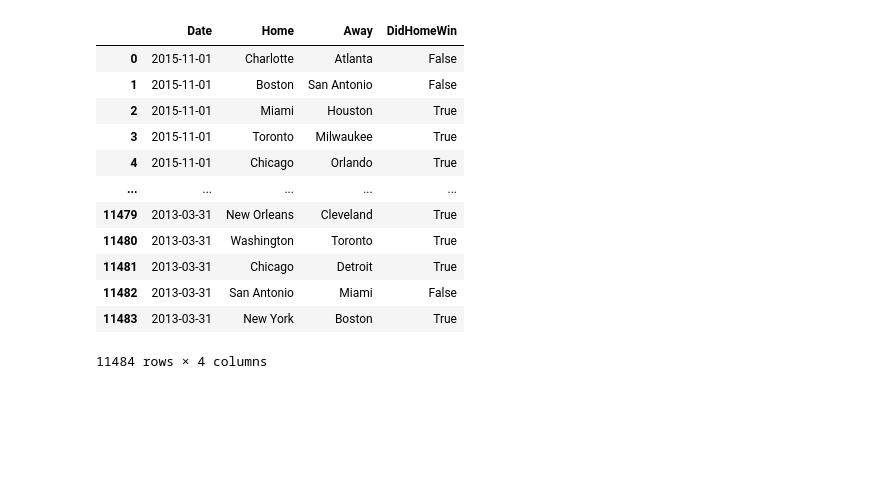
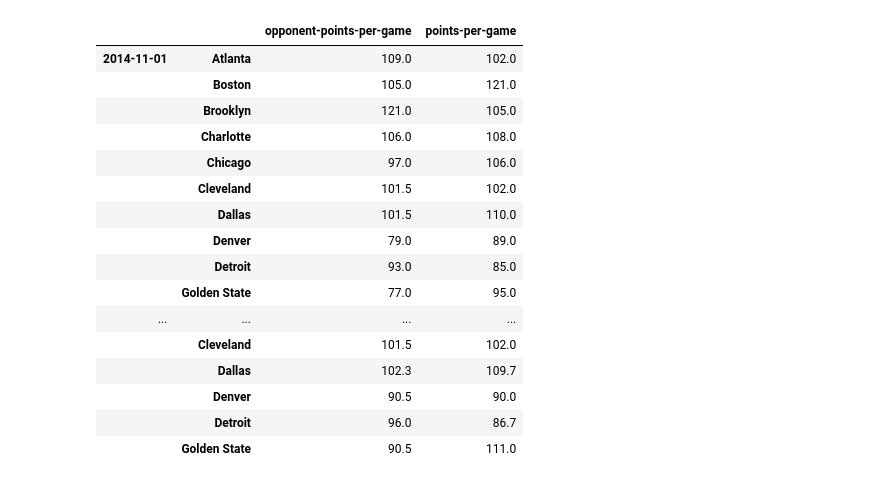
Before and after one commit to elipropp/sports-predictor, a Jupyter notebook: Models/first_model.ipynb, the cells around one changed output. Saved outputs shown, nothing was run; the diff lists cells and outputs as text; code cells hidden in the pictures; blank space fills up the shorter version.

```diff
--- a/Models/first_model.ipynb
+++ b/Models/first_model.ipynb
@@ -52,18 +8,21 @@ data_df
-# %%
-games_df
-# %% [output]
-|  | Date | Home | Away | DidHomeWin |
-| 0 | 2015-11-01 | Charlotte | Atlanta | False |
-| 1 | 2015-11-01 | Boston | San Antonio | False |
-| 2 | 2015-11-01 | Miami | Houston | True |
-| 3 | 2015-11-01 | Toronto | Milwaukee | True |
-| 4 | 2015-11-01 | Chicago | Orlando | True |
-| ... | ... | ... | ... | ... |
-| 11479 | 2013-03-31 | New Orleans | Cleveland | True |
-| 11480 | 2013-03-31 | Washington | Toronto | True |
-| 11481 | 2013-03-31 | Chicago | Detroit | True |
-| 11482 | 2013-03-31 | San Antonio | Miami | False |
-| 11483 | 2013-03-31 | New York | Boston | True |
-11484 rows × 4 columns
 # %%
-data_df = pd.read_pickle('data_df_2010-2019.pickle')
+data_df = pd.read_pickle('data_df_2015-2020.pickle')
+data_df.iloc[:40]
+# %% [output]
+|  |  | opponent-points-per-game | points-per-game |
+| 2014-11-01 | Atlanta | 109.0 | 102.0 |
+|  | Boston | 105.0 | 121.0 |
+|  | Brooklyn | 121.0 | 105.0 |
+|  | Charlotte | 106.0 | 108.0 |
+|  | Chicago | 97.0 | 106.0 |
+|  | Cleveland | 101.5 | 102.0 |
+|  | Dallas | 101.5 | 110.0 |
+|  | Denver | 79.0 | 89.0 |
+|  | Detroit | 93.0 | 85.0 |
+|  | Golden State | 77.0 | 95.0 |
+| ... | ... | ... | ... |
+|  | Cleveland | 101.5 | 102.0 |
+|  | Dallas | 102.3 | 109.7 |
+|  | Denver | 90.5 | 90.0 |
+|  | Detroit | 96.0 | 86.7 |
+|  | Golden State | 90.5 | 111.0 |
```
Also changed, not shown: parts of 21 cells of this notebook, 9 other files.
